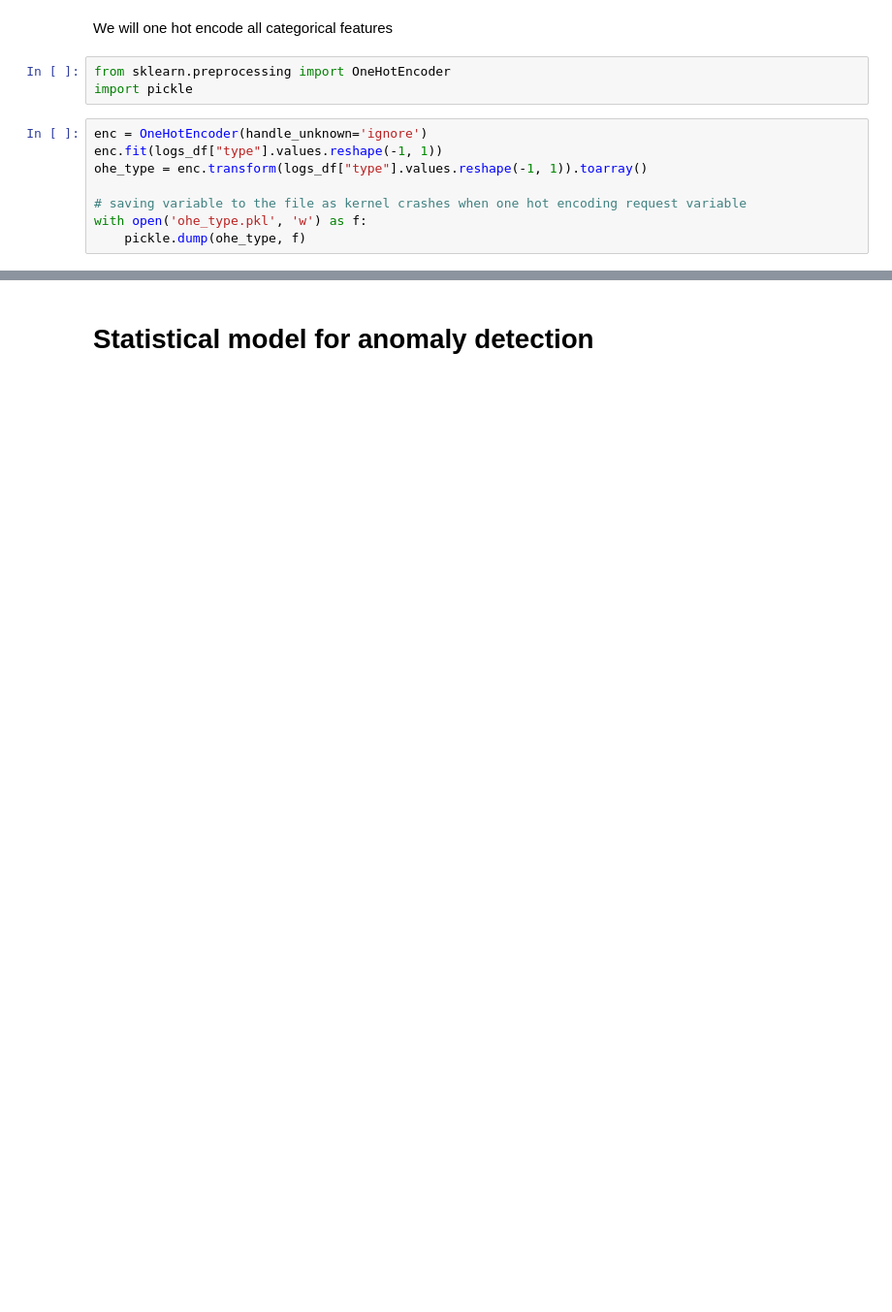
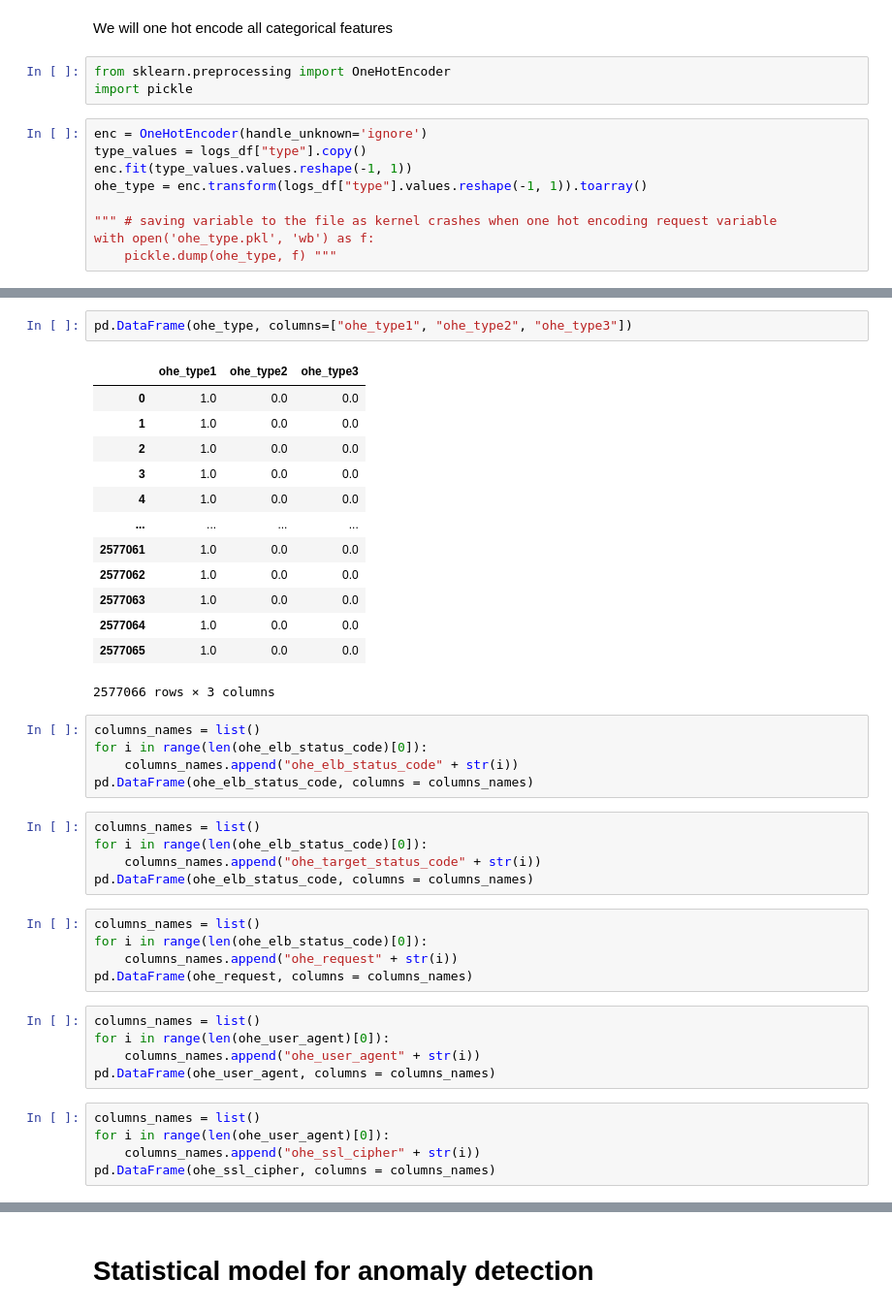
Before and after one commit to SpaceXAlphaBravoCharlie/Diplomski, a Jupyter notebook: Diplomski.ipynb, the cells around one changed output, grey strips where cells are left out. Shown at 97% size. Saved outputs shown, nothing was run; the diff lists cells and outputs as text; blank space fills up the shorter version.

Commit message:
Modified encoding of categorical features

```diff
--- a/Diplomski.ipynb
+++ b/Diplomski.ipynb
@@ -1096,10 +1083,11 @@ from sklearn.preprocessing import OneHotEncoder
 import pickle
 # %%
 enc = OneHotEncoder(handle_unknown='ignore')
-enc.fit(logs_df["type"].values.reshape(-1, 1))
+type_values = logs_df["type"].copy()
+enc.fit(type_values.values.reshape(-1, 1))
 ohe_type = enc.transform(logs_df["type"].values.reshape(-1, 1)).toarray()
 
-# saving variable to the file as kernel crashes when one hot encoding request variable
-with open('ohe_type.pkl', 'w') as f:
-    pickle.dump(ohe_type, f)
+""" # saving variable to the file as kernel crashes when one hot encoding request variable
+with open('ohe_type.pkl', 'wb') as f:
+    pickle.dump(ohe_type, f) """
 # %% [output]
@@ -1207,0 +1216,41 @@ with open('') as f:
+# %%
+pd.DataFrame(ohe_type, columns=["ohe_type1", "ohe_type2", "ohe_type3"])
+# %% [output]
+|  | ohe_type1 | ohe_type2 | ohe_type3 |
+| 0 | 1.0 | 0.0 | 0.0 |
+| 1 | 1.0 | 0.0 | 0.0 |
+| 2 | 1.0 | 0.0 | 0.0 |
+| 3 | 1.0 | 0.0 | 0.0 |
+| 4 | 1.0 | 0.0 | 0.0 |
+| ... | ... | ... | ... |
+| 2577061 | 1.0 | 0.0 | 0.0 |
+| 2577062 | 1.0 | 0.0 | 0.0 |
+| 2577063 | 1.0 | 0.0 | 0.0 |
+| 2577064 | 1.0 | 0.0 | 0.0 |
+| 2577065 | 1.0 | 0.0 | 0.0 |
+2577066 rows × 3 columns
+# %%
+columns_names = list()
+for i in range(len(ohe_elb_status_code)[0]):
+    columns_names.append("ohe_elb_status_code" + str(i))
+pd.DataFrame(ohe_elb_status_code, columns = columns_names)
+# %%
+columns_names = list()
+for i in range(len(ohe_elb_status_code)[0]):
+    columns_names.append("ohe_target_status_code" + str(i))
+pd.DataFrame(ohe_elb_status_code, columns = columns_names)
+# %%
+columns_names = list()
+for i in range(len(ohe_elb_status_code)[0]):
+    columns_names.append("ohe_request" + str(i))
+pd.DataFrame(ohe_request, columns = columns_names)
+# %%
+columns_names = list()
+for i in range(len(ohe_user_agent)[0]):
+    columns_names.append("ohe_user_agent" + str(i))
+pd.DataFrame(ohe_user_agent, columns = columns_names)
+# %%
+columns_names = list()
+for i in range(len(ohe_user_agent)[0]):
+    columns_names.append("ohe_ssl_cipher" + str(i))
+pd.DataFrame(ohe_ssl_cipher, columns = columns_names)
```
Also changed, not shown: parts of 29 cells of this notebook.
